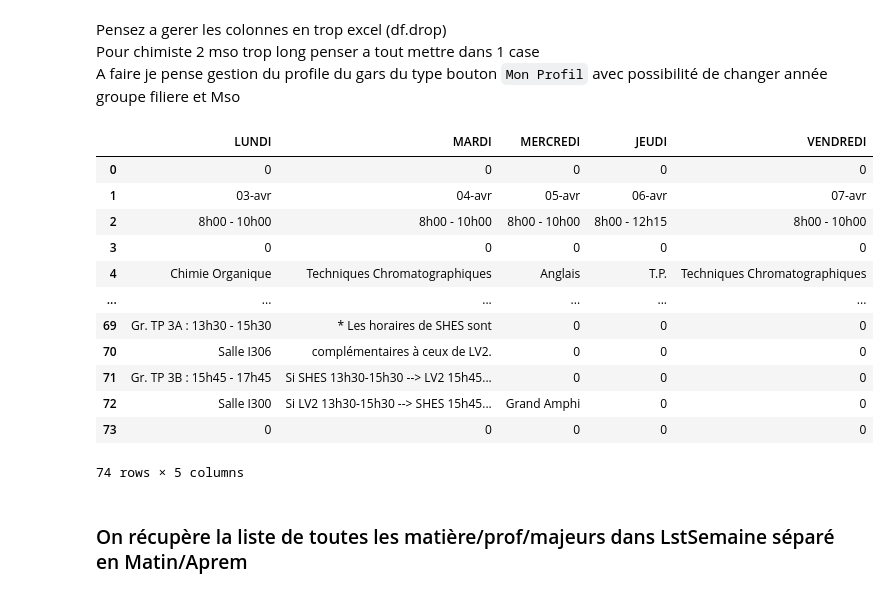
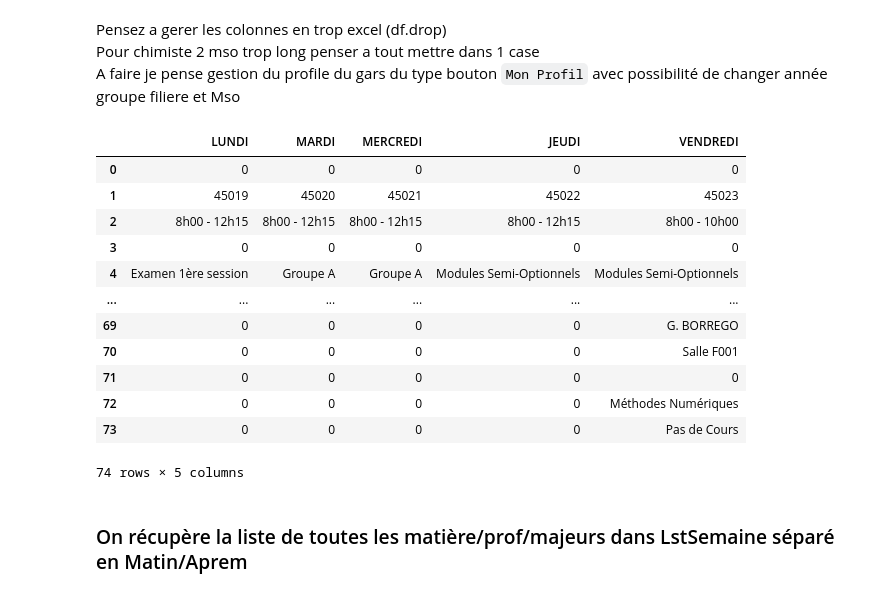
Before and after one commit to Pierrelouis2/CPE_Planning, a Jupyter notebook: Plannings/planningCsv/ReadCsv.ipynb, the cells around one changed output. Saved outputs shown, nothing was run; the diff lists cells and outputs as text; code cells hidden in the pictures.

```diff
--- a/Plannings/planningCsv/ReadCsv.ipynb
+++ b/Plannings/planningCsv/ReadCsv.ipynb
@@ -7,31 +7,31 @@ A faire je pense gestion du profile du gars du type bouton `Mon Profil` avec pos
 # %%
 import pandas as pd
 import json
 from numpyencoder import NumpyEncoder
 
 # Read csv file
 date = "01_04"
 #Df = pd.read_csv(f'./4ETI/{date}.csv', sep=';')
-Df  = pd.read_csv('3CGPtest.csv', sep=';')
+Df  = pd.read_csv('CGPTEST.csv', sep=';')
 # Filter columns and rows
 Df.reset_index()
 Df.fillna(0, inplace=True)
 # on ne garde que les 5 premieres columns
 Df = Df.iloc[:, 0:5]
 Df
 # %% [output]
 |  | LUNDI | MARDI | MERCREDI | JEUDI | VENDREDI |
 | 0 | 0 | 0 | 0 | 0 | 0 |
-| 1 | 03-avr | 04-avr | 05-avr | 06-avr | 07-avr |
-| 2 | 8h00 - 10h00 | 8h00 - 10h00 | 8h00 - 10h00 | 8h00 - 12h15 | 8h00 - 10h00 |
+| 1 | 45019 | 45020 | 45021 | 45022 | 45023 |
+| 2 | 8h00 - 12h15 | 8h00 - 12h15 | 8h00 - 12h15 | 8h00 - 12h15 | 8h00 - 10h00 |
 | 3 | 0 | 0 | 0 | 0 | 0 |
-| 4 | Chimie Organique | Techniques Chromatographiques | Anglais | T.P. | Techniques Chromatographiques |
+| 4 | Examen 1ère session | Groupe A | Groupe A | Modules Semi-Optionnels | Modules Semi-Optionnels |
 | ... | ... | ... | ... | ... | ... |
-| 69 | Gr. TP 3A : 13h30 - 15h30 | * Les horaires de SHES sont | 0 | 0 | 0 |
-| 70 | Salle I306 | complémentaires à ceux de LV2. | 0 | 0 | 0 |
-| 71 | Gr. TP 3B : 15h45 - 17h45 | Si SHES 13h30-15h30 --> LV2 15h45... | 0 | 0 | 0 |
-| 72 | Salle I300 | Si LV2 13h30-15h30 --> SHES 15h45... | Grand Amphi | 0 | 0 |
-| 73 | 0 | 0 | 0 | 0 | 0 |
+| 69 | 0 | 0 | 0 | 0 | G. BORREGO |
+| 70 | 0 | 0 | 0 | 0 | Salle F001 |
+| 71 | 0 | 0 | 0 | 0 | 0 |
+| 72 | 0 | 0 | 0 | 0 | Méthodes Numériques |
+| 73 | 0 | 0 | 0 | 0 | Pas de Cours |
 74 rows × 5 columns
 # %% [markdown]
 ### On récupère la liste de toutes les matière/prof/majeurs dans LstSemaine séparé en Matin/Aprem
```
Also changed, not shown: parts of 2 cells of this notebook, 5 other files.
